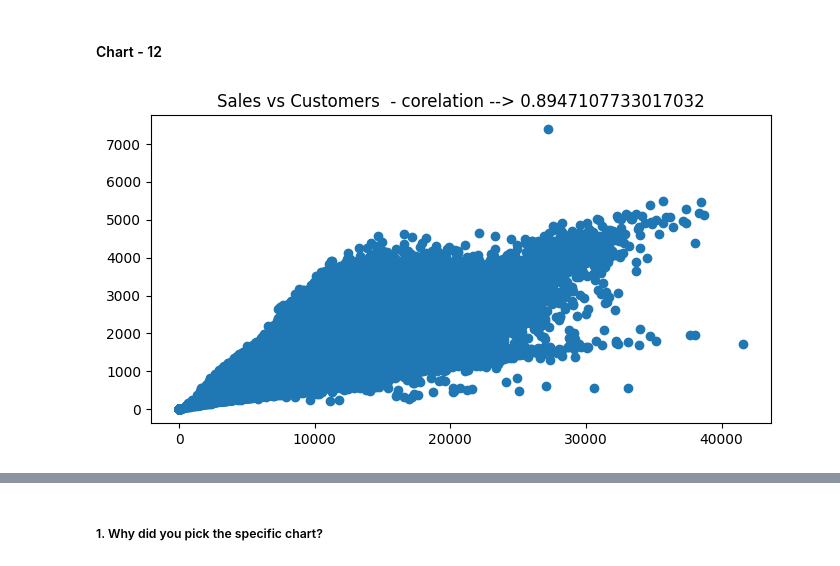
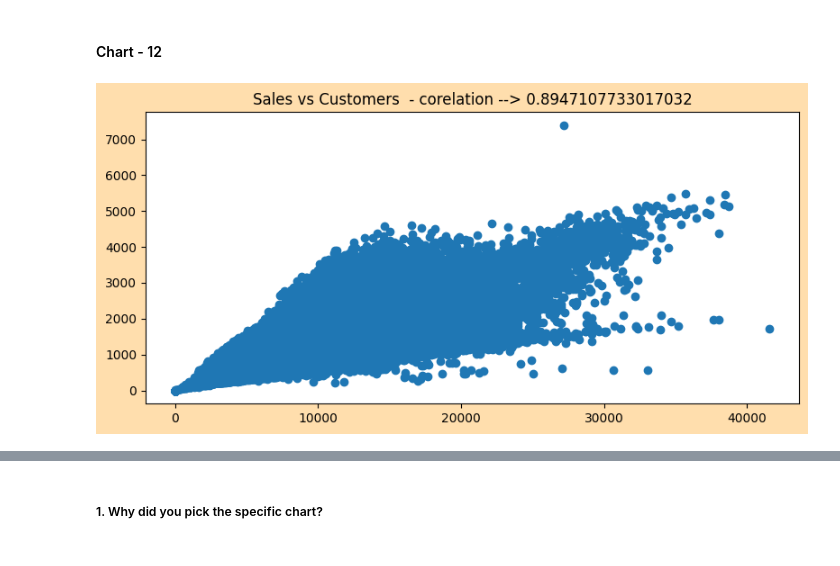
Before and after one commit to hmarathe420/Retail_Sales_Prediction, a Jupyter notebook: Retail_Sales_Prediction.ipynb, the cells around one changed output, grey strips where cells are left out. Saved outputs shown, nothing was run; the diff lists cells and outputs as text; code cells hidden in the pictures.

```diff
--- a/Retail_Sales_Prediction.ipynb
+++ b/Retail_Sales_Prediction.ipynb
@@ -759,7 +759,8 @@ The AssortMent B lead to negative Growth in business. Because there is very less
 numeric_features = ['DayOfWeek','Sales','Customers']
 
 for col in numeric_features:
-    fig = plt.figure(figsize=(12, 6))
+    fig = plt.figure(figsize=(12, 6), facecolor = 'lightsteelblue')
+    plt.rcParams["figure.autolayout"] = True
     ax = fig.gca()
     feature = rossmannstore_df[col]
     sns.distplot(feature,ax = ax)
@@ -782,9 +783,10 @@ From the above displot i found insight. The insight is that the data does not in
 # %%
 #Corelation Between the Sales and Customers
 corelation = list(np.corrcoef(rossmannstore_df['Sales'],rossmannstore_df['Customers']))
-plt.figure(figsize= (8,4))
+plt.figure(figsize= (8,4), facecolor = 'navajowhite')
+plt.rcParams["figure.autolayout"] = True
 plt.title(f'Sales vs Customers  - corelation --> '+ str(list(corelation[0])[1]))
 plt.scatter(rossmannstore_df['Sales'],rossmannstore_df['Customers'])
 plt.show()
 # %% [output]
-[figure, old version]
+[figure, new version]
```
Also changed, not shown: parts of 16 cells of this notebook.
